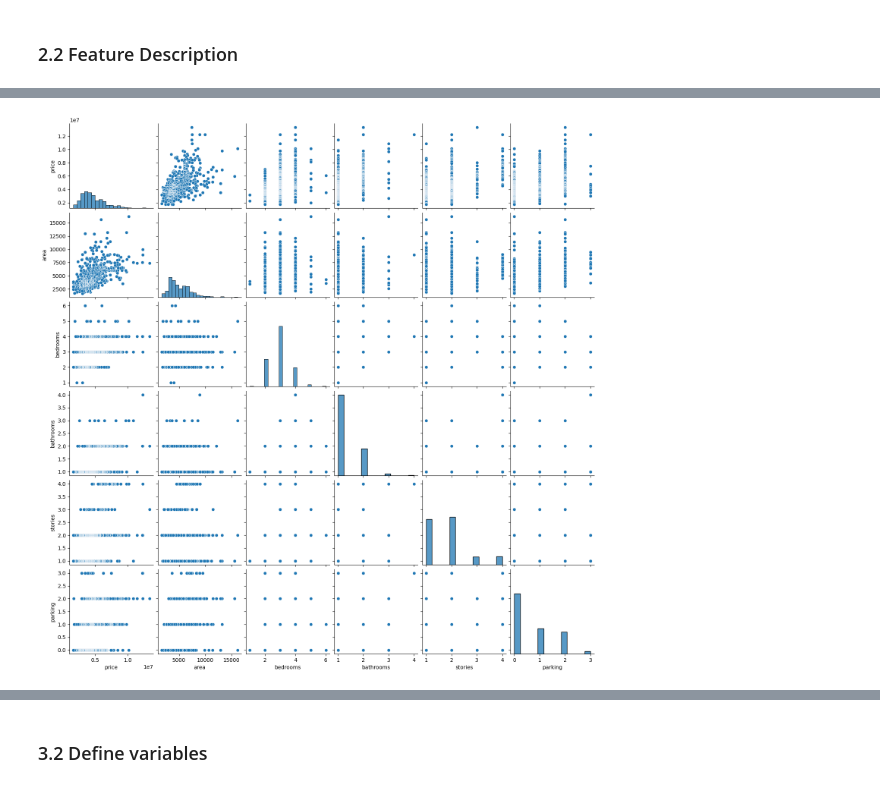
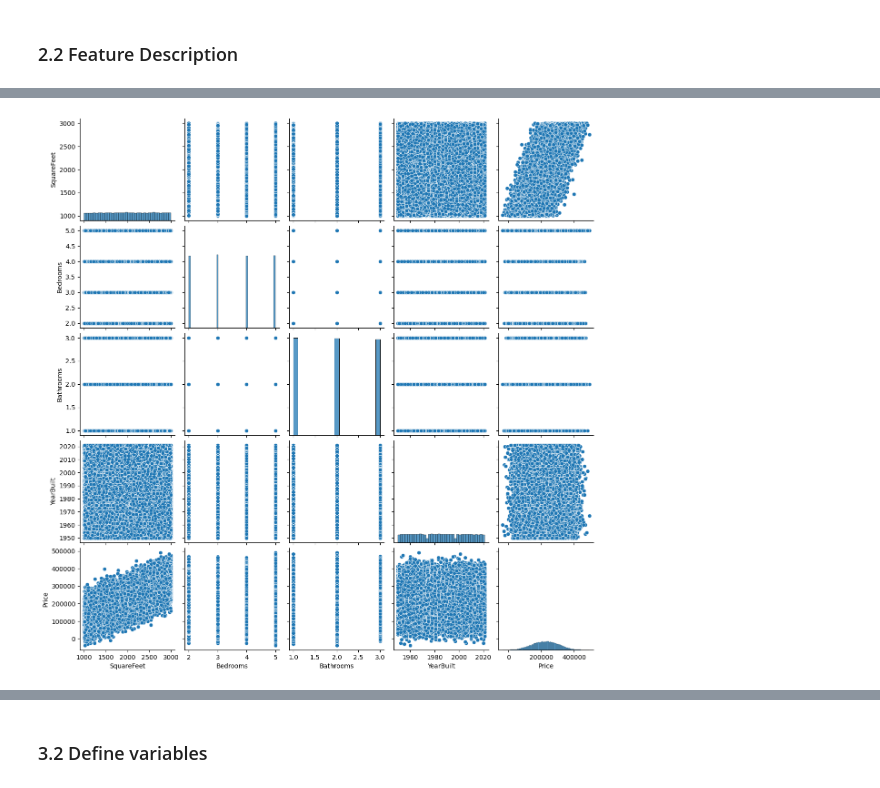
Before and after one commit to Taweilo/usa-house-price-prediction, a Jupyter notebook: Code_USA_House_Price_Prediction.ipynb, the cells around one changed output, grey strips where cells are left out. Drawn from its saved outputs; the diff is of its cells as text; code cells hidden in the pictures.

```diff
--- a/Code_USA_House_Price_Prediction.ipynb
+++ b/Code_USA_House_Price_Prediction.ipynb
@@ -181,6 +136,5 @@ _ = sns.heatmap(corr,
-# %%
-df_pairplot =columns_to_plot = df.select_dtypes(include=['int64'])
-sns.pairplot(df_pairplot, palette="bright")
-plt.show()
-# %% [output]
-[figure, removed]
+# %%
+sns.pairplot(df[["SquareFeet","Bedrooms",	"Bathrooms","YearBuilt","Price"]], markers="o")
+plt.show()
+# %% [output]
+[figure, added]
```
Also changed, not shown: parts of 73 cells of this notebook.
